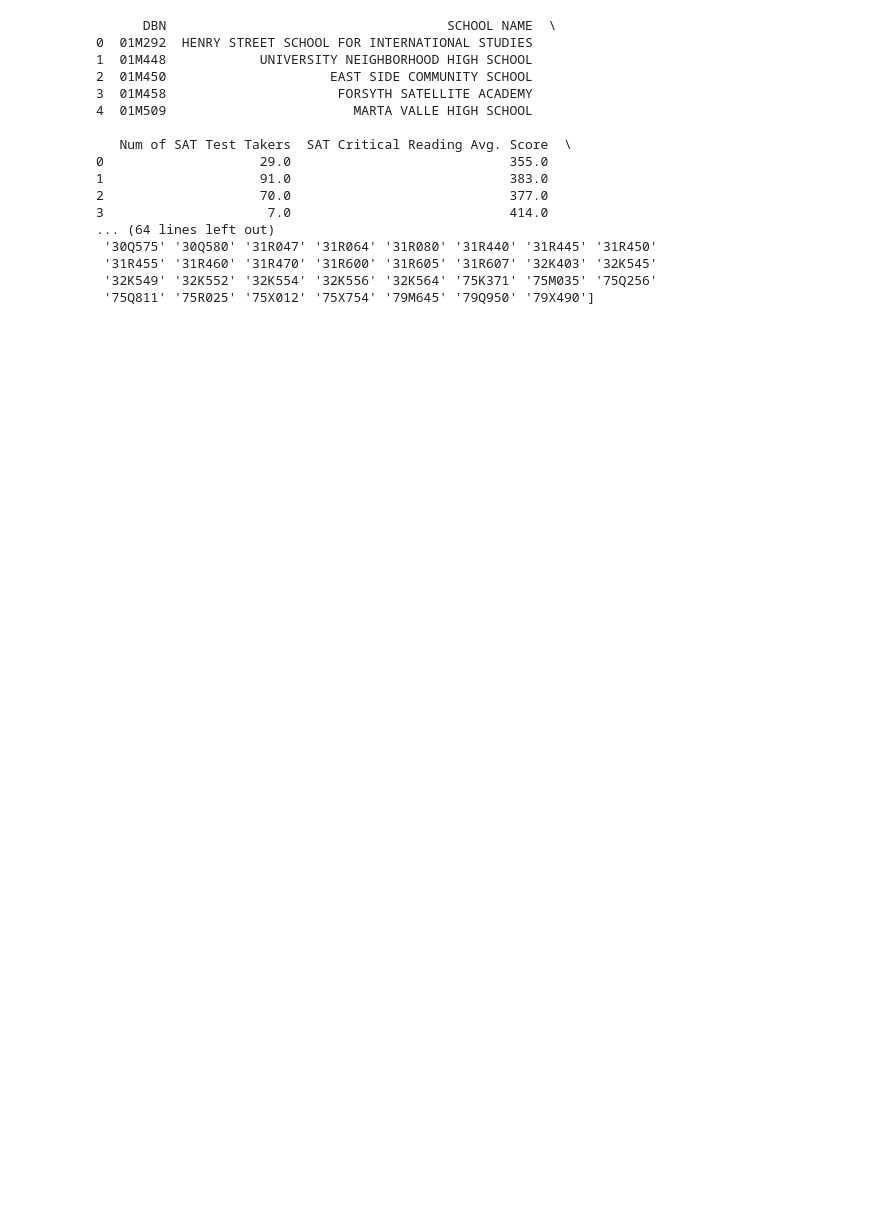
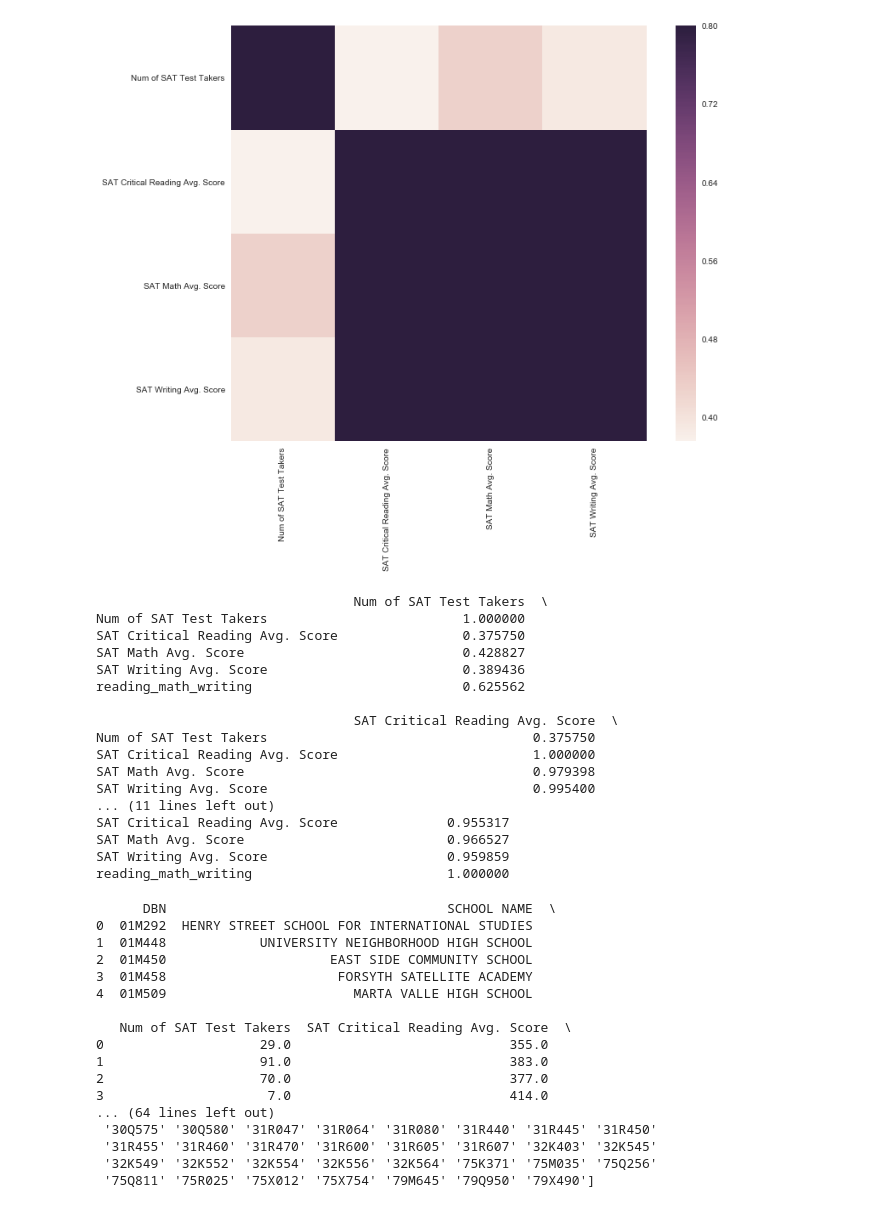
Before and after one commit to sollertis8/Preparing-Dataset-for-Modeling, a Jupyter notebook: Challenge - Preparing a Dataset for Modeling.ipynb, the cells around one changed output. Cells and saved outputs as stored; diff of their text form; code cells hidden in the pictures; blank space fills up the shorter version.

```diff
--- a/Challenge - Preparing a Dataset for Modeling.ipynb
+++ b/Challenge - Preparing a Dataset for Modeling.ipynb
@@ -43,23 +85,44 @@ LinAlgError: Arrays cannot be empty
+# %%
+features = pd.get_dummies(df['DBN'])
 # %%
 corrmat = df.corr()
 
 # Set up the matplotlib figure.
 f, ax = plt.subplots(figsize=(12, 9))
 
 # Draw the heatmap using seaborn
 sns.heatmap(corrmat, vmax=.8, square=True)
 plt.show()
 
-means = df[['SAT Critical Reading Avg. Score','SAT Math Avg. Score','SAT Writing Avg. Score']].mean(axis=0)
-stds = df[['SAT Critical Reading Avg. Score','SAT Math Avg. Score','SAT Writing Avg. Score']].std(axis=0)
-features['reading_math_writing'] = ((df[['SAT Critical Reading Avg. Score','SAT Math Avg. Score','SAT Writing Avg. Score']] - means) / stds).mean(axis=1)
+means = df[['Num of SAT Test Takers', 'SAT Critical Reading Avg. Score','SAT Math Avg. Score','SAT Writing Avg. Score']].mean(axis=0)
+stds = df[['Num of SAT Test Takers', 'SAT Critical Reading Avg. Score','SAT Math Avg. Score','SAT Writing Avg. Score']].std(axis=0)
+features['reading_math_writing'] = ((df[['Num of SAT Test Takers', 'SAT Critical Reading Avg. Score','SAT Math Avg. Score','SAT Writing Avg. Score']] - means) / stds).mean(axis=1)
 
 # Check how well the composite correlates with each of the individual variables.
-plotdf = df.loc[:, ['SAT Critical Reading Avg. Score','SAT Math Avg. Score','SAT Writing Avg. Score']]
+plotdf = df.loc[:, ['Num of SAT Test Takers', 'SAT Critical Reading Avg. Score','SAT Math Avg. Score','SAT Writing Avg. Score']]
 plotdf['reading_math_writing'] = features['reading_math_writing']
 corrmat2 = plotdf.corr()
 
 print(corrmat2)
+# %% [output]
+[figure, added]
+                                 Num of SAT Test Takers  \
+Num of SAT Test Takers                         1.000000
+SAT Critical Reading Avg. Score                0.375750
+SAT Math Avg. Score                            0.428827
+SAT Writing Avg. Score                         0.389436
+reading_math_writing                           0.625562
+
+                                 SAT Critical Reading Avg. Score  \
+Num of SAT Test Takers                                  0.375750
+SAT Critical Reading Avg. Score                         1.000000
+SAT Math Avg. Score                                     0.979398
+SAT Writing Avg. Score                                  0.995400
+... (11 lines left out)
+SAT Critical Reading Avg. Score              0.955317
+SAT Math Avg. Score                          0.966527
+SAT Writing Avg. Score                       0.959859
+reading_math_writing                         1.000000
 # %%
 # Take a subset of the data to make plots clearer.
 print(df.head())
```
Also changed, not shown: parts of 11 cells of this notebook.
